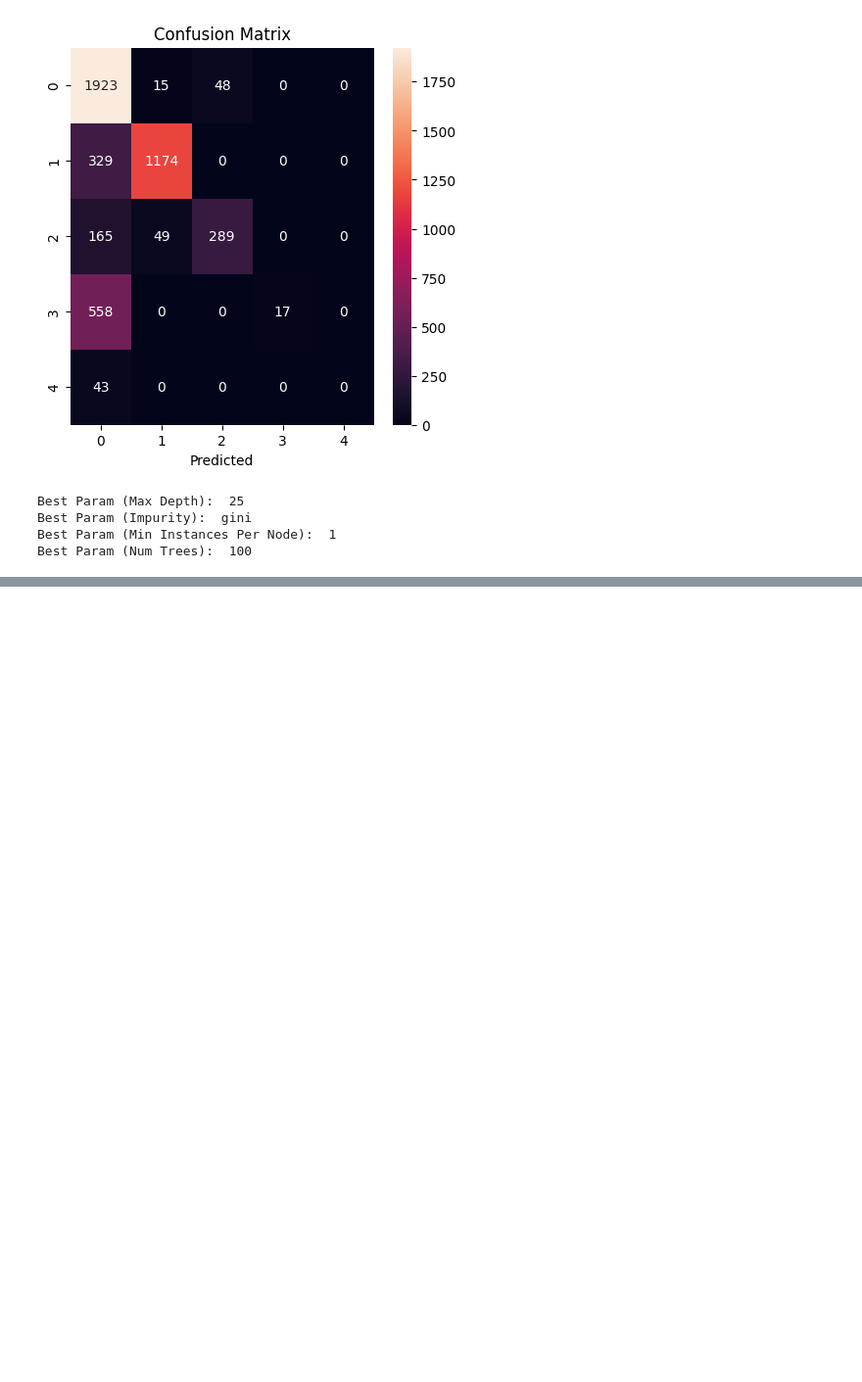
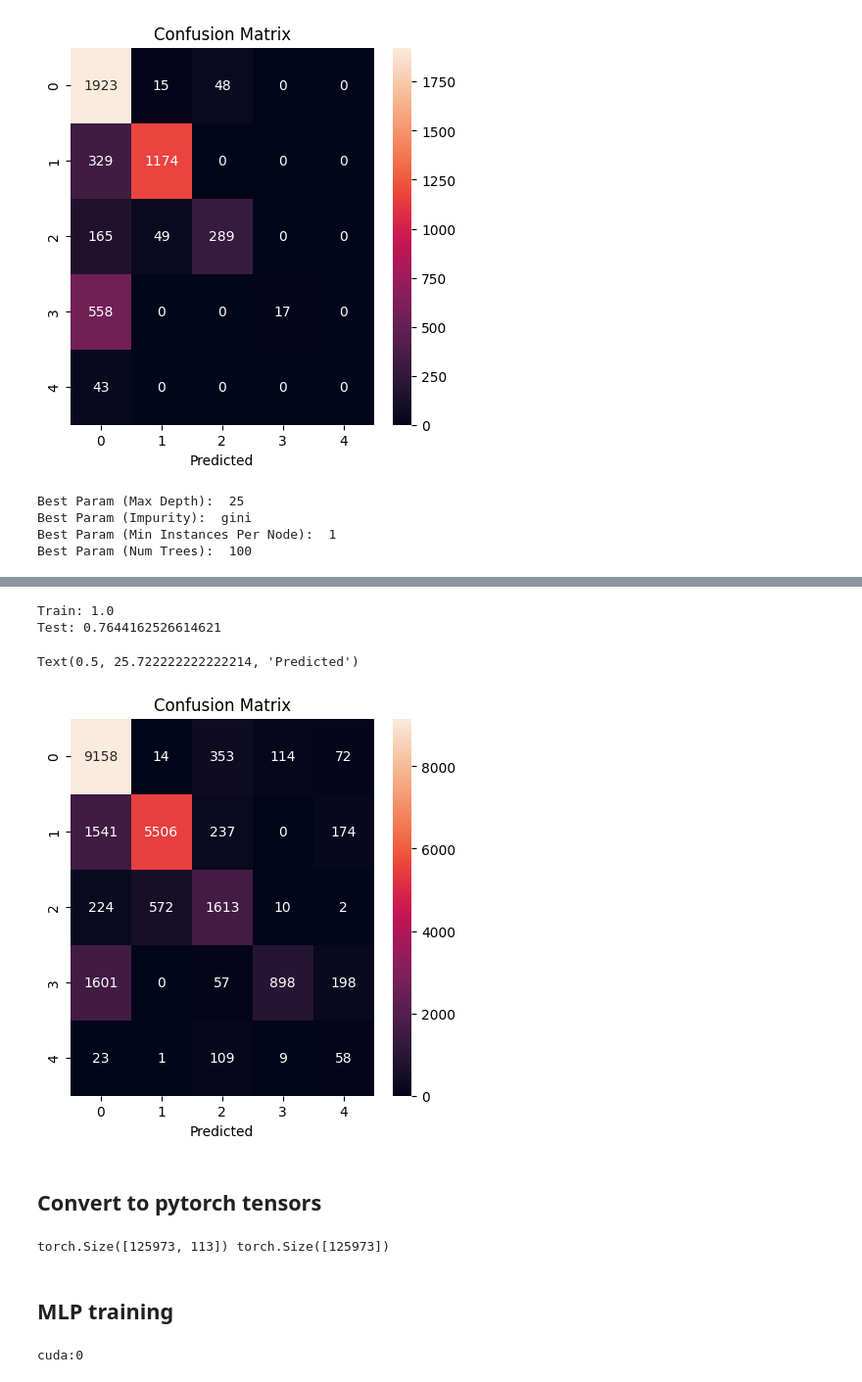
Before and after one commit to zliu250/Network-Intrusion-Detection-System, a Jupyter notebook: AI Information Security Project.ipynb, the cells around one changed output, grey strips where cells are left out. Shown at 98% size. Saved outputs shown, nothing was run; the diff lists cells and outputs as text; code cells hidden in the pictures; blank space fills up the shorter version.

```diff
--- a/AI Information Security Project.ipynb
+++ b/AI Information Security Project.ipynb
@@ -312,0 +315,6 @@ Best Param (Num Trees):  100
+# %%
+# Undersample the dataset to balance the classes
+min_count = nslkdd_df.groupBy('outcome').count().agg({"count": "min"}).collect()[0][0]
+print(min_count)
+
+balance_df = nslkdd_df.sampleBy('outcome', fractions={1.0: min_count/67343, 2.0: min_count/45927, 3.0: min_count/11656, 4.0: min_count/995, 5.0: min_count/52})
@@ -312,0 +335,35 @@ Best Param (Num Trees):  100
+# %%
+# Train the model on the balanced dataset
+rf = RandomForestClassifier(featuresCol='features', labelCol='outcome', maxDepth=25, impurity='gini', minInstancesPerNode=1, numTrees=100)
+rf_model = rf.fit(balance_df)
+
+train_pred = rf_model.transform(balance_df)
+test_pred = rf_model.transform(nslkdd_df_test)
+
+train_acc = evaluator.evaluate(train_pred)
+test_acc = evaluator.evaluate(test_pred)
+
+print(f"Train: {train_acc}")
+print(f"Test: {test_acc}")
+# %% [output]
+Train: 1.0
+Test: 0.7644162526614621
+# %%
+predictions_pd = test_pred.select('outcome', 'prediction').toPandas()
+
+# import plt
+import matplotlib.pyplot as plt
+import seaborn as sns
+
+# Plot the confusion matrix
+from sklearn.metrics import confusion_matrix
+cm = confusion_matrix(predictions_pd['outcome'], predictions_pd['prediction'])
+plt.figure(figsize=(5,5))
+sns.heatmap(cm, annot=True, fmt="d")
+plt.title('Confusion Matrix')
+plt.xlabel('Predicted')
+# %% [output]
+Text(0.5, 25.722222222222214, 'Predicted')
+[figure, added]
+# %% [markdown]
+## Convert to pytorch tensors
@@ -312,0 +390,4 @@ Best Param (Num Trees):  100
+# %%
+print(x_train.shape, y_train.shape)
+# %% [output]
+torch.Size([125973, 113]) torch.Size([125973])
@@ -312,0 +407,2 @@ Best Param (Num Trees):  100
+# %% [markdown]
+## MLP training
@@ -312,0 +422,5 @@ Best Param (Num Trees):  100
+# %%
+device = torch.device("cuda:0" if torch.cuda.is_available() else "cpu")
+print(device)
+# %% [output]
+cuda:0
```
Also changed, not shown: parts of 10 cells of this notebook.
